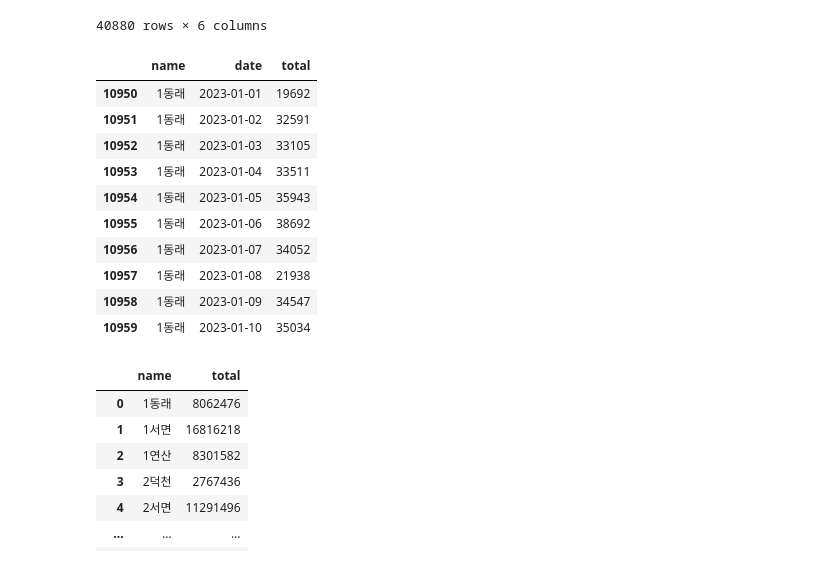
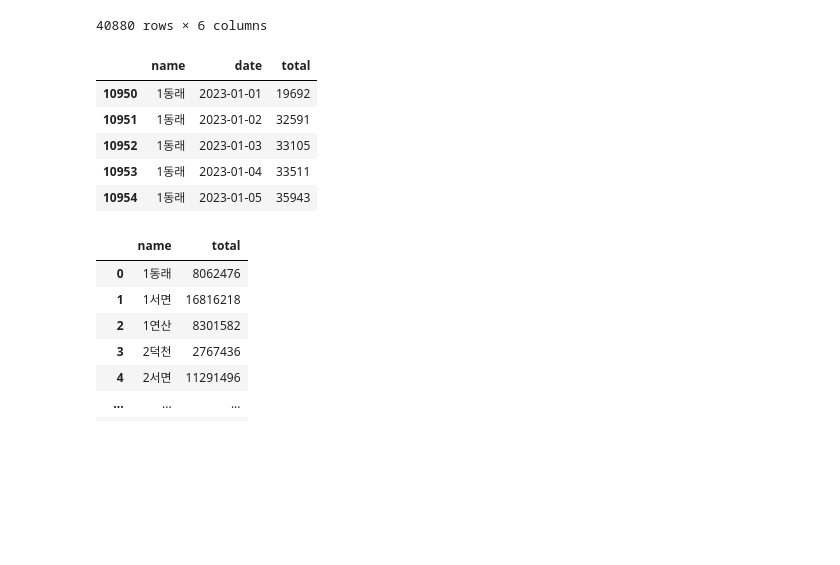
Before and after one commit to e-ji1107/python_pk, a Jupyter notebook: pythonEX/py11_지하철이용현황분석.ipynb, the cells around one changed output. Saved outputs shown, nothing was run; the diff lists cells and outputs as text; code cells hidden in the pictures; blank space fills up the shorter version.

```diff
--- a/pythonEX/py11_지하철이용현황분석.ipynb
+++ b/pythonEX/py11_지하철이용현황분석.ipynb
@@ -20,9 +20,8 @@ df.head() # 맨 앞 데이터 5개 가져오기
 | 4 | 95 | 다대포해수욕장 | 2023-01-03 | 화 | 승차 | 4431 | 1 | 1 | 0 | 27 | ... | ... |
 5 rows × 30 columns
 # %%
-columns = ['num','name','date','week','type','total']
-time_col = [f"{i}~{i+1}H"for i in range(1,24)]
-columns = columns + time_col +['24~01H']
+columns0 = ['num','name','date','week','type','total']
+time_col = [f"{i}~{i+1}H" for i in range(1,24)]
+columns = columns0 + time_col+ ['24~01H']
 df.columns = columns
 df = df.loc[:,:'total']
-df.head()
@@ -54,17 +55,12 @@ data
 # %%
 gdata = data[['name','date','total']]
 gdata = gdata.sort_values(by=['name','date'], ascending=[True,True])
-gdata.head(10)
+gdata.head()
 # %% [output]
 |  | name | date | total |
 | 10950 | 1동래 | 2023-01-01 | 19692 |
 | 10951 | 1동래 | 2023-01-02 | 32591 |
 | 10952 | 1동래 | 2023-01-03 | 33105 |
 | 10953 | 1동래 | 2023-01-04 | 33511 |
 | 10954 | 1동래 | 2023-01-05 | 35943 |
-| 10955 | 1동래 | 2023-01-06 | 38692 |
-| 10956 | 1동래 | 2023-01-07 | 34052 |
-| 10957 | 1동래 | 2023-01-08 | 21938 |
-| 10958 | 1동래 | 2023-01-09 | 34547 |
-| 10959 | 1동래 | 2023-01-10 | 35034 |
 # %%
```
Also changed, not shown: parts of 17 cells of this notebook, 25 other files.
